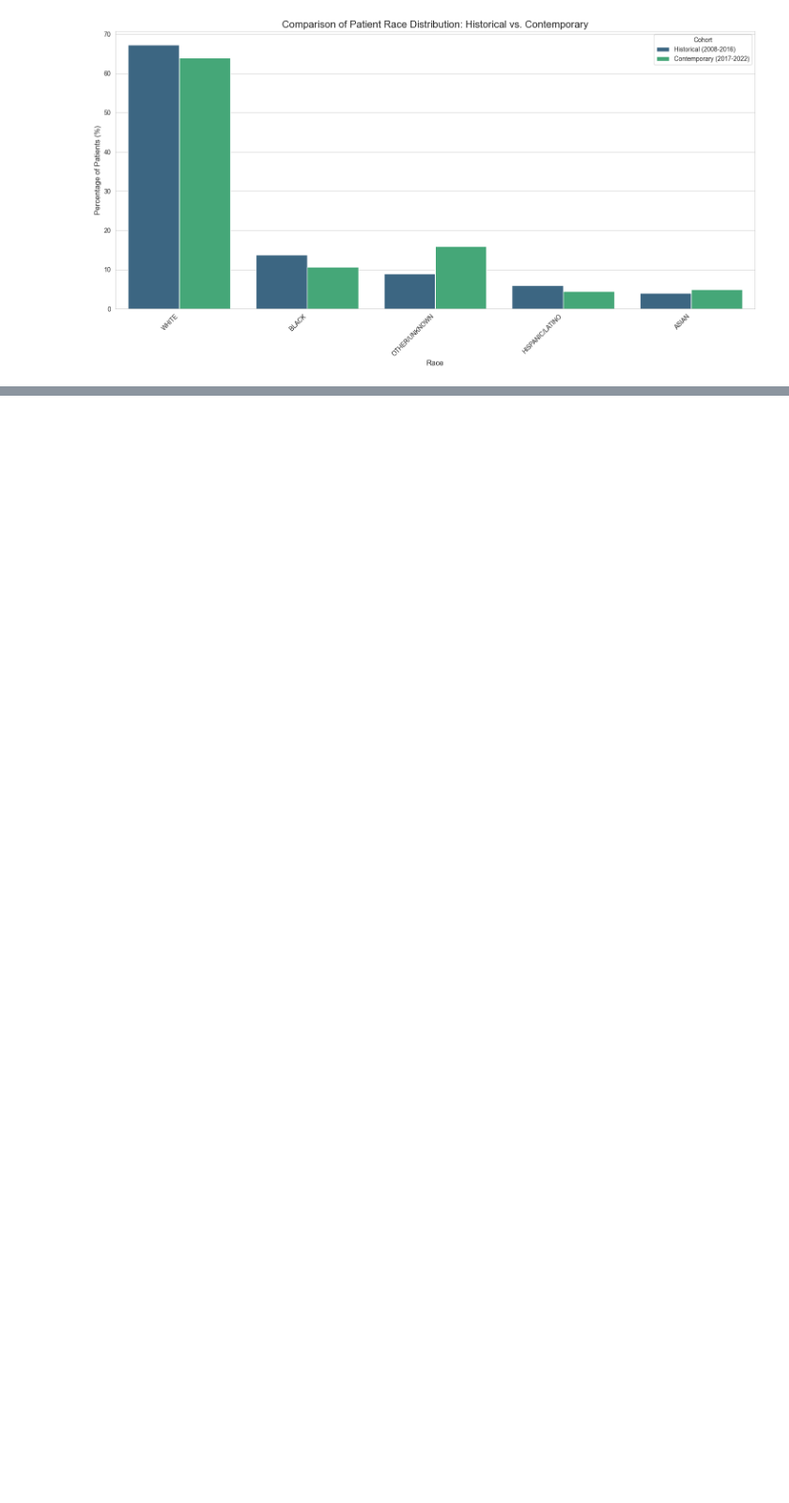
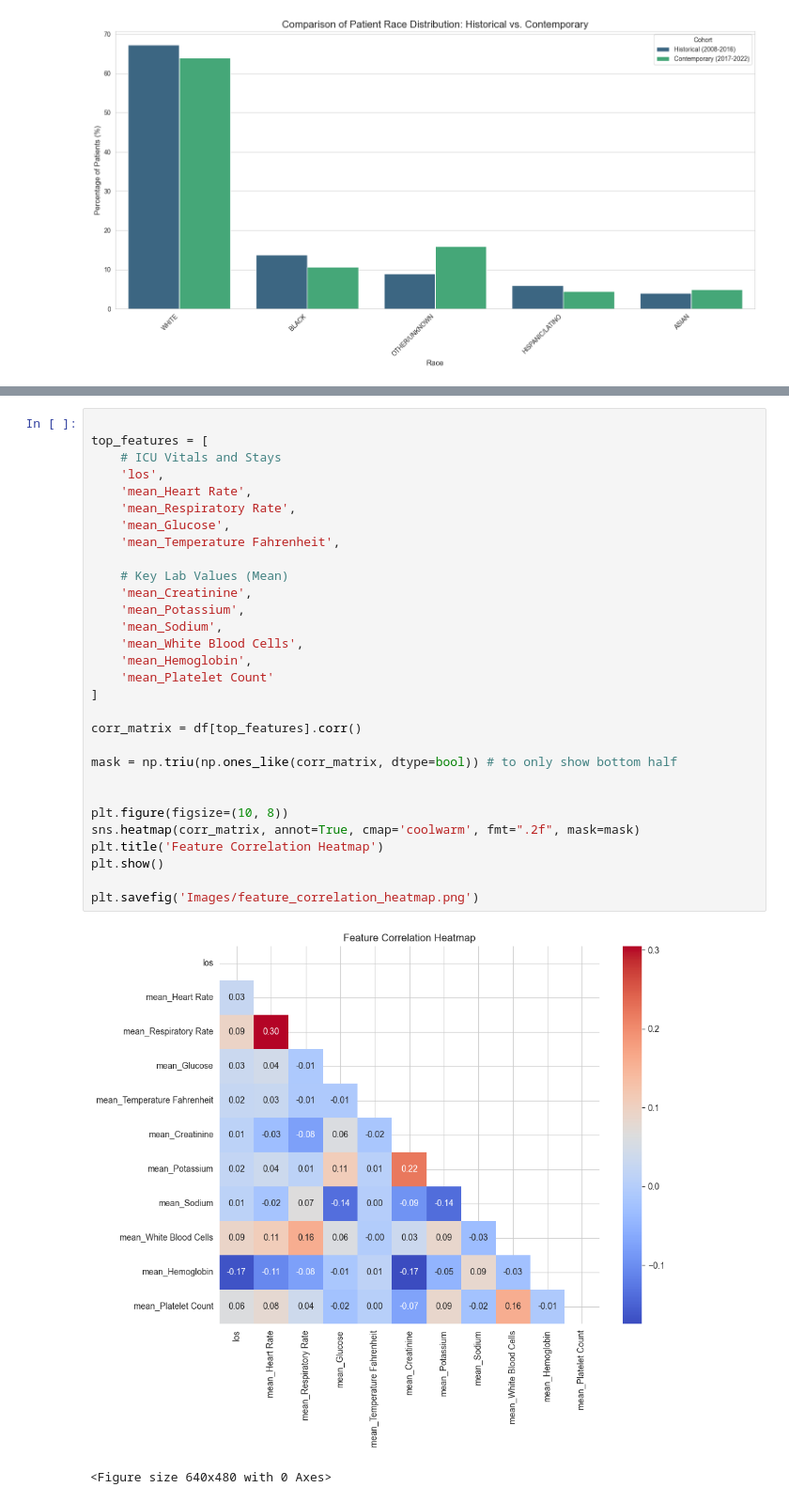
Before and after one commit to AshAninze/dissertation-fairness-ai, a Jupyter notebook: Code/eda.ipynb, the cells around one changed output, grey strips where cells are left out. Shown at 94% size. Drawn from its saved outputs; the diff is of its cells as text; blank space fills up the shorter version.

```diff
--- a/Code/eda.ipynb
+++ b/Code/eda.ipynb
@@ -342,0 +468,33 @@ plt.savefig('race_distribution_comparison.png')
+# %%
+
+top_features = [
+    # ICU Vitals and Stays
+    'los',
+    'mean_Heart Rate',
+    'mean_Respiratory Rate',
+    'mean_Glucose',
+    'mean_Temperature Fahrenheit',
+
+    # Key Lab Values (Mean)
+    'mean_Creatinine',
+    'mean_Potassium',
+    'mean_Sodium',
+    'mean_White Blood Cells',
+    'mean_Hemoglobin',
+    'mean_Platelet Count'
+]
+
+corr_matrix = df[top_features].corr()
+
+mask = np.triu(np.ones_like(corr_matrix, dtype=bool)) # to only show bottom half
+
+
+plt.figure(figsize=(10, 8))
+sns.heatmap(corr_matrix, annot=True, cmap='coolwarm', fmt=".2f", mask=mask)
+plt.title('Feature Correlation Heatmap')
+plt.show()
+
+plt.savefig('Images/feature_correlation_heatmap.png')
+# %% [output]
+[figure, added]
+<Figure size 640x480 with 0 Axes>
```
Also changed, not shown: parts of 5 cells of this notebook, 4 other files.
